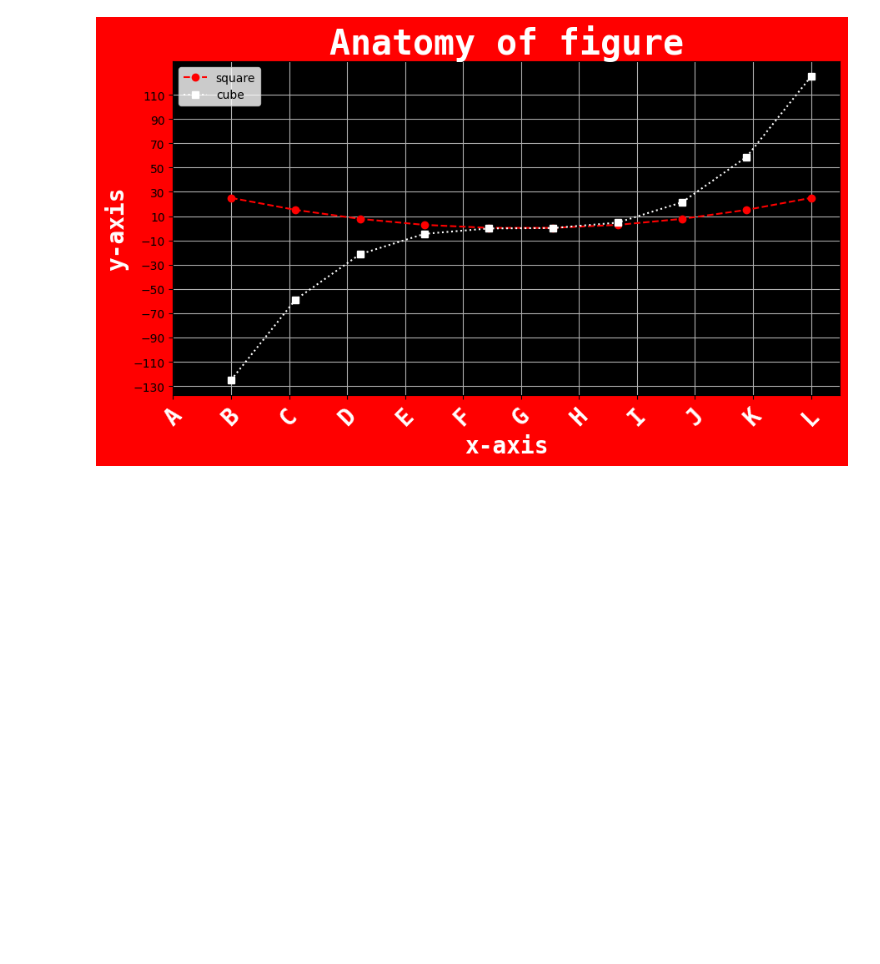
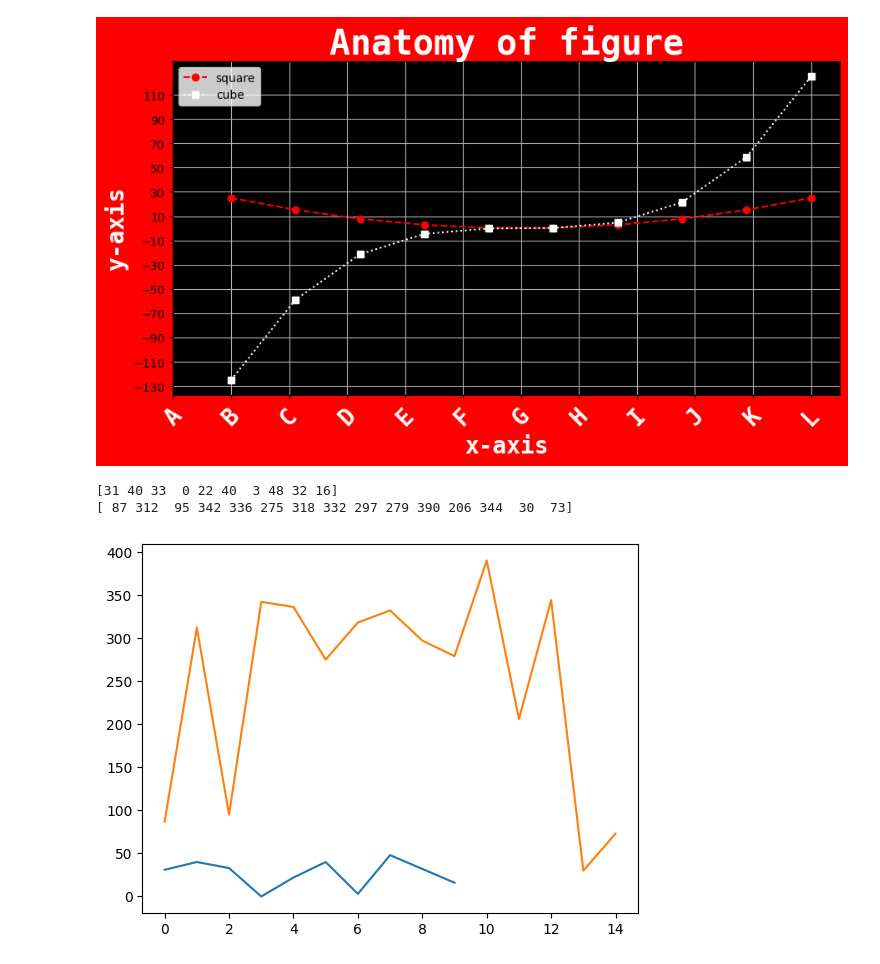
Before and after one commit to aansheeagrwal/python-training, a Jupyter notebook: Matplotlib.ipynb, the cells around one changed output. Saved outputs shown, nothing was run; the diff lists cells and outputs as text; code cells hidden in the pictures; blank space fills up the shorter version.

```diff
--- a/Matplotlib.ipynb
+++ b/Matplotlib.ipynb
@@ -185,3 +185,21 @@ ax.grid()
 plt.show()
 # %% [output]
 [figure]
+# %%
+# Creating plot
+import matplotlib.pyplot as plt
+import numpy
+x = numpy.linspace(0,5,11)
+y = x**2
+a = numpy.random.randint(50,size=10)
+print(a)
+b = numpy.random.randint(2,400,size=15)
+print(b)
+plt.plot(a)
+plt.plot(b)
+plt.show()
+#plt.plot(a,b) #if a and b has same size
+# %% [output]
+[31 40 33  0 22 40  3 48 32 16]
+[ 87 312  95 342 336 275 318 332 297 279 390 206 344  30  73]
+[figure, added]
```
Also changed, not shown: parts of 5 cells of this notebook.
